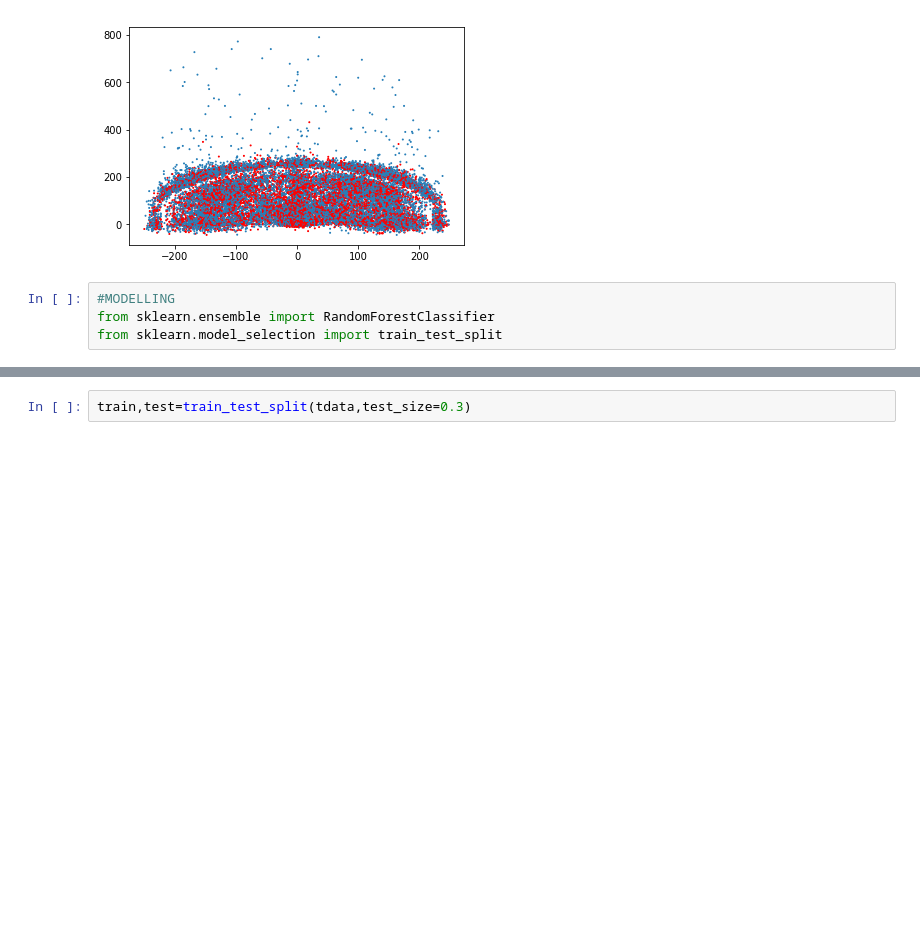
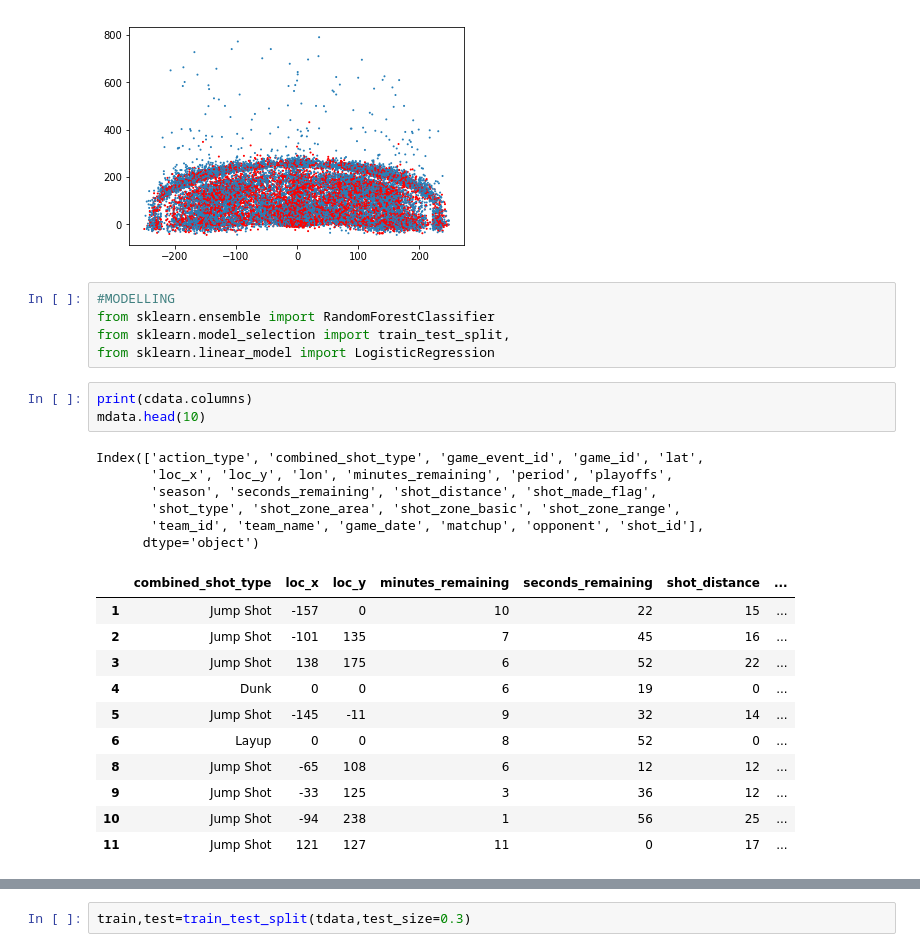
Before and after one commit to panguit/k1, a Jupyter notebook: basket_main.ipynb, the cells around one changed output, grey strips where cells are left out. Saved outputs shown, nothing was run; the diff lists cells and outputs as text; blank space fills up the shorter version.

```diff
--- a/basket_main.ipynb
+++ b/basket_main.ipynb
@@ -74,7 +74,29 @@ plt.scatter(cdata['loc_x'],cdata['loc_y'],1,c)
 # %%
 #MODELLING
 from sklearn.ensemble import RandomForestClassifier
-from sklearn.model_selection import train_test_split
+from sklearn.model_selection import train_test_split,
+from sklearn.linear_model import LogisticRegression
+# %%
+print(cdata.columns)
+mdata.head(10)
+# %% [output]
+Index(['action_type', 'combined_shot_type', 'game_event_id', 'game_id', 'lat',
+       'loc_x', 'loc_y', 'lon', 'minutes_remaining', 'period', 'playoffs',
+       'season', 'seconds_remaining', 'shot_distance', 'shot_made_flag',
+       'shot_type', 'shot_zone_area', 'shot_zone_basic', 'shot_zone_range',
+       'team_id', 'team_name', 'game_date', 'matchup', 'opponent', 'shot_id'],
+      dtype='object')
+|  | combined_shot_type | loc_x | loc_y | minutes_remaining | seconds_remaining | shot_distance | ... |
+| 1 | Jump Shot | -157 | 0 | 10 | 22 | 15 | ... |
+| 2 | Jump Shot | -101 | 135 | 7 | 45 | 16 | ... |
+| 3 | Jump Shot | 138 | 175 | 6 | 52 | 22 | ... |
+| 4 | Dunk | 0 | 0 | 6 | 19 | 0 | ... |
+| 5 | Jump Shot | -145 | -11 | 9 | 32 | 14 | ... |
+| 6 | Layup | 0 | 0 | 8 | 52 | 0 | ... |
+| 8 | Jump Shot | -65 | 108 | 6 | 12 | 12 | ... |
+| 9 | Jump Shot | -33 | 125 | 3 | 36 | 12 | ... |
+| 10 | Jump Shot | -94 | 238 | 1 | 56 | 25 | ... |
+| 11 | Jump Shot | 121 | 127 | 11 | 0 | 17 | ... |
 # %%
 #PREPROCESSING
 var=['combined_shot_type','loc_x', 'loc_y', 'minutes_remaining', 'seconds_remaining', 'shot_distance', 'shot_made_flag',
```
Also changed, not shown: parts of 12 cells of this notebook.
